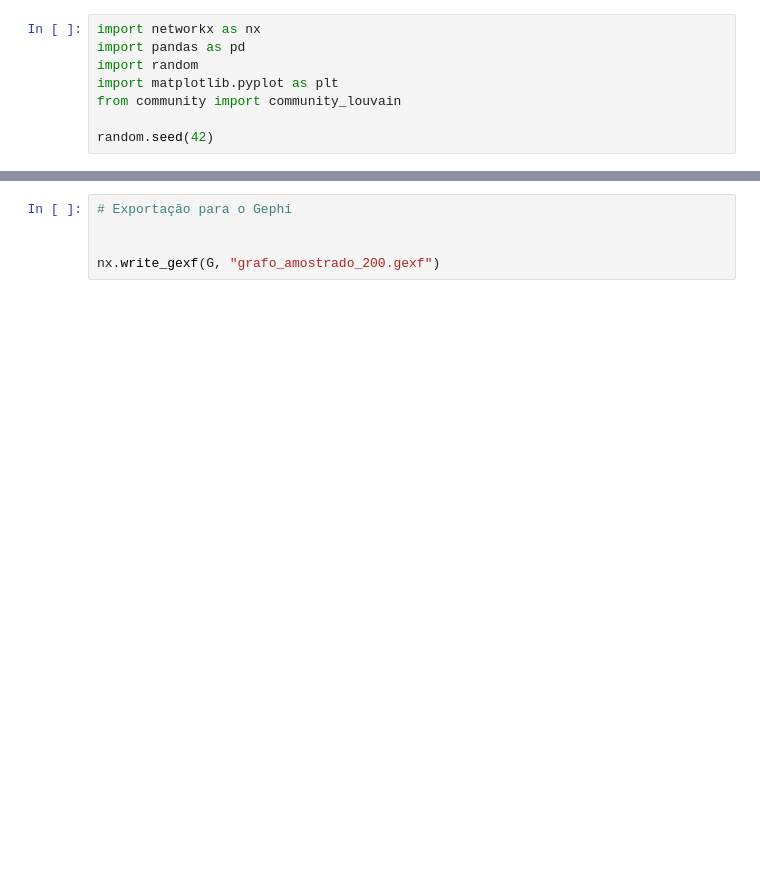
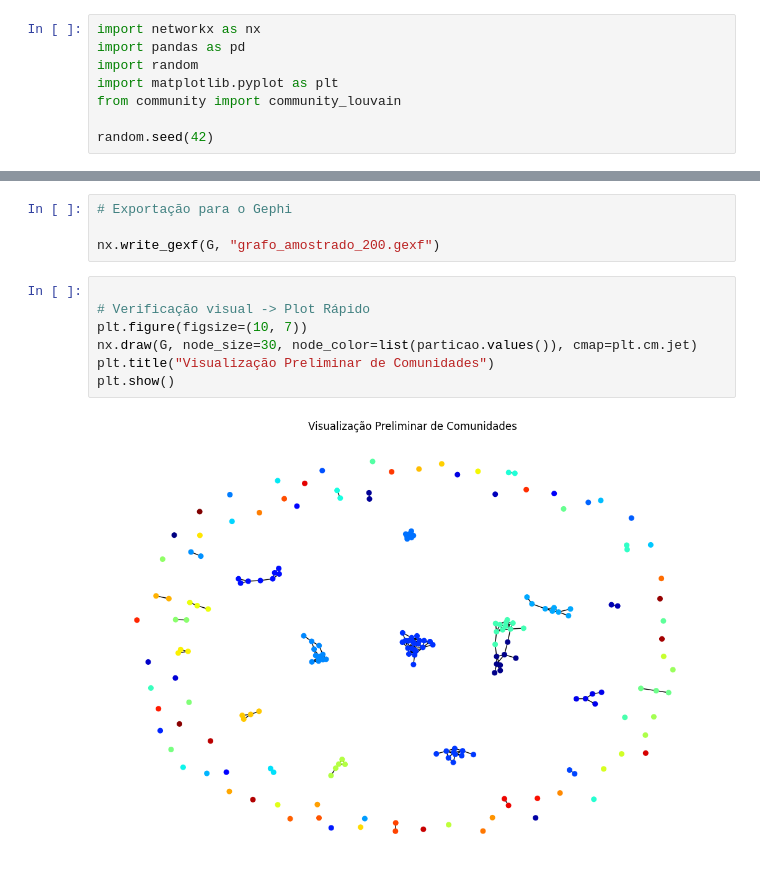
Before and after one commit to JoaoG0988/Projeto01-TAG, a Jupyter notebook: Projeto01.ipynb, the cells around one changed output, grey strips where cells are left out. Cells and saved outputs as stored; diff of their text form; blank space fills up the shorter version.

Commit message:
Faz o teste de verificação de amostragem e verificação visual

```diff
--- a/Projeto01.ipynb
+++ b/Projeto01.ipynb
@@ -47,5 +62,13 @@ print("\nNúmero de comunidades detectadas:", len(set(particao.values())))
 # %%
 # Exportação para o Gephi
 
-
 nx.write_gexf(G, "grafo_amostrado_200.gexf")
+# %%
+
+# Verificação visual -> Plot Rápido
+plt.figure(figsize=(10, 7))
+nx.draw(G, node_size=30, node_color=list(particao.values()), cmap=plt.cm.jet)
+plt.title("Visualização Preliminar de Comunidades")
+plt.show()
+# %% [output]
+[figure, added]
```
Also changed, not shown: parts of 3 cells of this notebook, 1 other file.
